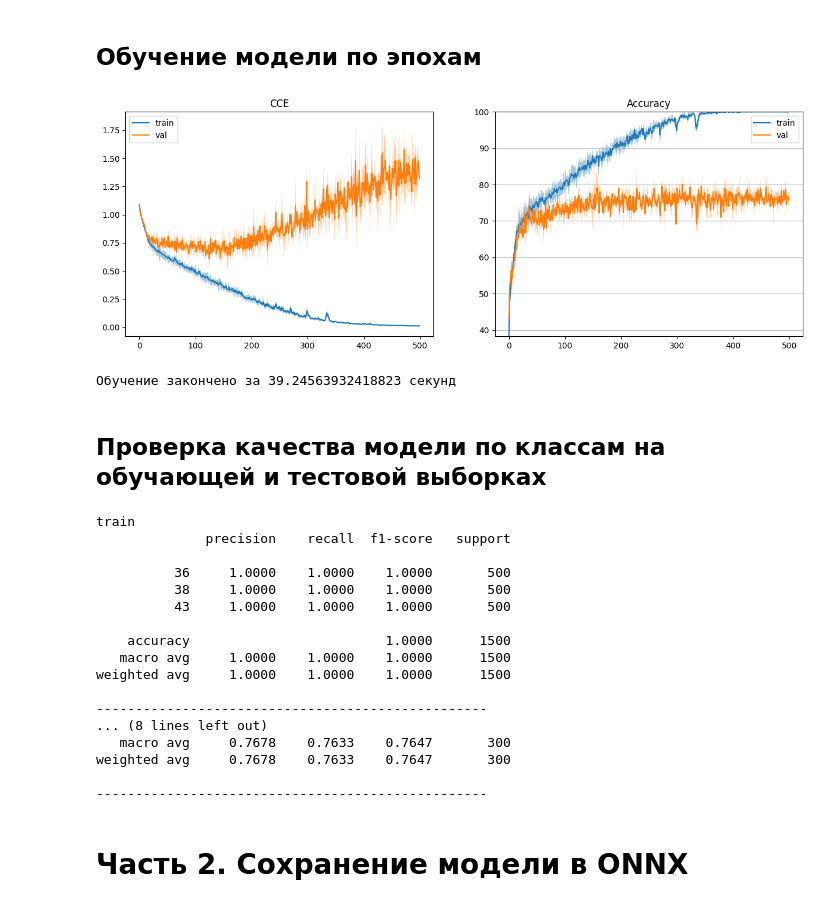
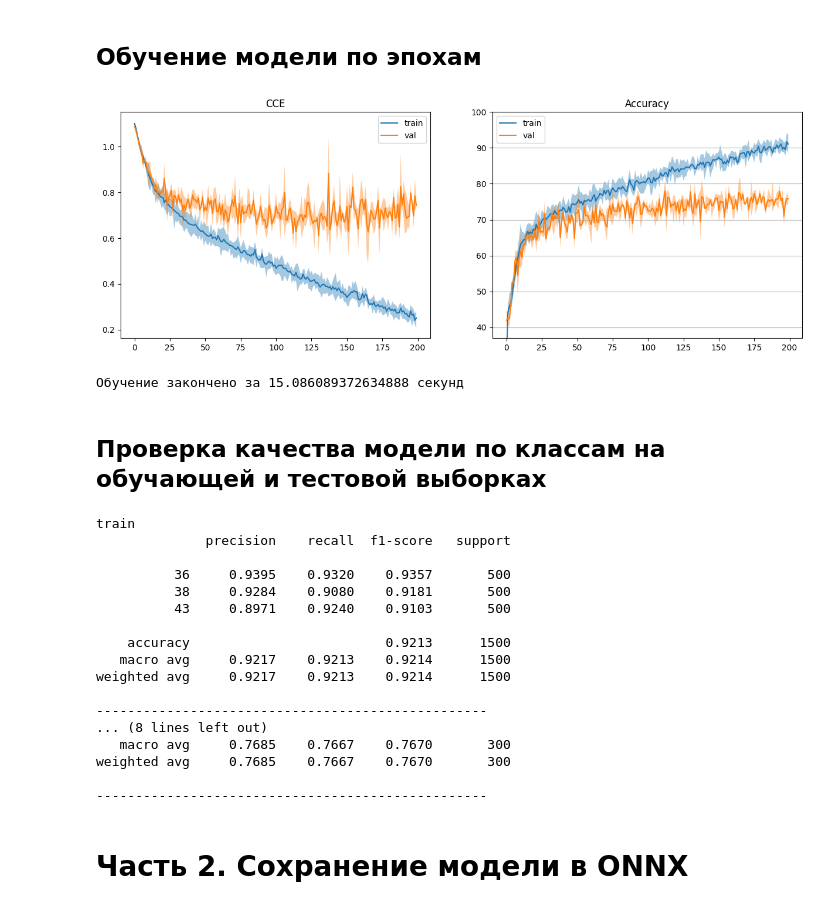
Before and after one commit to daradanci/DeepLearning, a Jupyter notebook: notebooks/Lab2.ipynb, the cells around one changed output. Drawn from its saved outputs; the diff is of its cells as text; code cells hidden in the pictures.

```diff
--- a/notebooks/Lab2.ipynb
+++ b/notebooks/Lab2.ipynb
@@ -241,7 +240,7 @@ optimizer = optim.SGD(model.parameters(), lr=5e-3, momentum=0.9)
 # %% [markdown]
 ## Обучение модели по эпохам
 # %%
-EPOCHS = 500
+EPOCHS = 200
 REDRAW_EVERY = 20
 steps_per_epoch = len(dataloader['train'])
 steps_per_epoch_val = len(dataloader['test'])
@@ -297,35 +296,35 @@ for epoch in range(EPOCHS):  # проход по набору данных не
             tmp.append((loss.item(), accuracy.item()))
     #print(f'[{epoch + 1}, {i + 1:5d}] val loss: {running_loss / steps_per_epoch_val:.3f}')
     losses_val.append((np.mean(tmp, axis=0),
                        np.percentile(tmp, 25, axis=0),
                        np.percentile(tmp, 75, axis=0)))
     if (epoch+1) % REDRAW_EVERY != 0:
         continue
     clear_output(wait=False)
     passed += pbar.format_dict['elapsed']
     pbar = tqdm(total=EPOCHS*steps_per_epoch, miniters=5)
     pbar.update((epoch+1)*steps_per_epoch)
     x_vals = np.arange(epoch+1)
     _, ax = plt.subplots(1, 2, figsize=(15, 5))
     stats = np.array(losses)
     stats_val = np.array(losses_val)
     ax[1].set_ylim(stats_val[:, 0, 1].min()-5, 100)
     ax[1].grid(axis='y')
     for i, title in enumerate(['CCE', 'Accuracy']):
         ax[i].plot(x_vals, stats[:, 0, i], label='train')
         ax[i].fill_between(x_vals, stats[:, 1, i],
                            stats[:, 2, i], alpha=0.4)
         ax[i].plot(x_vals, stats_val[:, 0, i], label='val')
         ax[i].fill_between(x_vals,
                            stats_val[:, 1, i],
                            stats_val[:, 2, i], alpha=0.4)
         ax[i].legend()
         ax[i].set_title(title)
     plt.show()
 print('Обучение закончено за %s секунд' % passed)
 # %% [output]
-[figure, old version]
+[figure, new version]
-Обучение закончено за 39.24563932418823 секунд
+Обучение закончено за 15.086089372634888 секунд
 # %% [markdown]
 ## Проверка качества модели по классам на обучающей и тестовой выборках
 # %%
@@ -351,18 +350,18 @@ for part in ['train', 'test']:
 train
               precision    recall  f1-score   support
 
-          36     1.0000    1.0000    1.0000       500
-          38     1.0000    1.0000    1.0000       500
-          43     1.0000    1.0000    1.0000       500
+          36     0.9395    0.9320    0.9357       500
+          38     0.9284    0.9080    0.9181       500
+          43     0.8971    0.9240    0.9103       500
 
-    accuracy                         1.0000      1500
-   macro avg     1.0000    1.0000    1.0000      1500
-weighted avg     1.0000    1.0000    1.0000      1500
+    accuracy                         0.9213      1500
+   macro avg     0.9217    0.9213    0.9214      1500
+weighted avg     0.9217    0.9213    0.9214      1500
 
 --------------------------------------------------
 ... (8 lines left out)
-   macro avg     0.7678    0.7633    0.7647       300
-weighted avg     0.7678    0.7633    0.7647       300
+   macro avg     0.7685    0.7667    0.7670       300
+weighted avg     0.7685    0.7667    0.7670       300
 
 --------------------------------------------------
 # %% [markdown]
```
Also changed, not shown: parts of 3 cells of this notebook.
